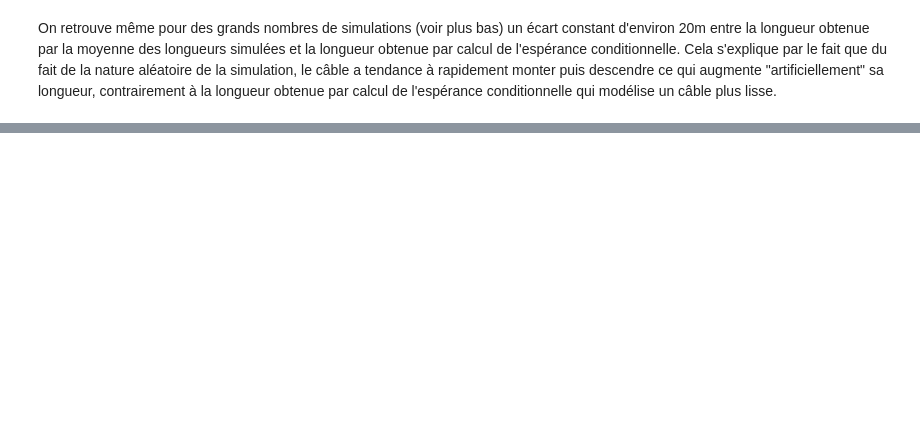
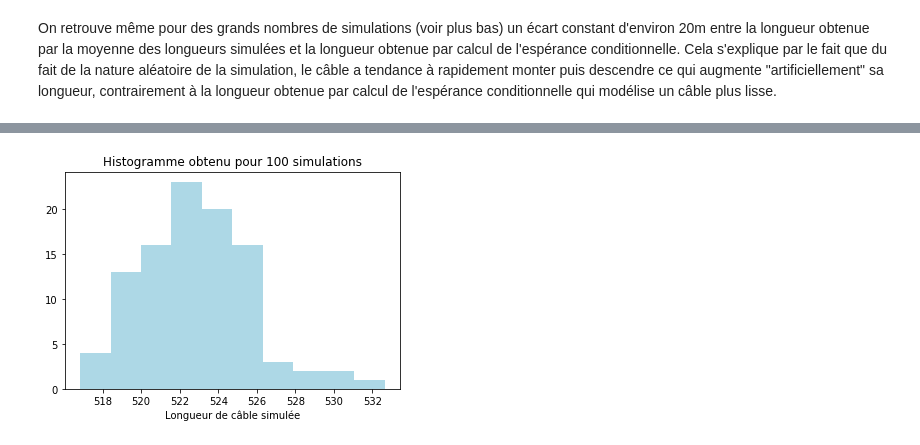
Before and after one commit to louisbzk/Projet_maths_probas, a Jupyter notebook: ProjetIII.ipynb, the cells around one changed output, grey strips where cells are left out. Saved outputs shown, nothing was run; the diff lists cells and outputs as text; code cells hidden in the pictures; blank space fills up the shorter version.

```diff
--- a/ProjetIII.ipynb
+++ b/ProjetIII.ipynb
@@ -368,0 +369,18 @@ Graphiquement, il semblerait que la moyenne des longueurs converge vers une vale
+# %%
+l = nsimul(C_Z2sachantZ1, 100)
+Longueurs = []
+for simul in l:
+	Longueurs.append(longueur(simul, Delta))
+
+def histogramme(L, ax = None) :
+    N = len(L)
+    num_bins = min(int(np.sqrt(N)), 100)
+    if ax == None :
+        ax = plt.gca()
+    n, bins, patches = ax.hist(L, num_bins, facecolor='lightblue')
+    ax.set_xlabel("Longueur de câble simulée")
+    ax.set_title(f"Histogramme obtenu pour {N} simulations")
+
+histogramme(Longueurs)
+# %% [output]
+[figure, added]
```
Also changed, not shown: parts of 4 cells of this notebook.
